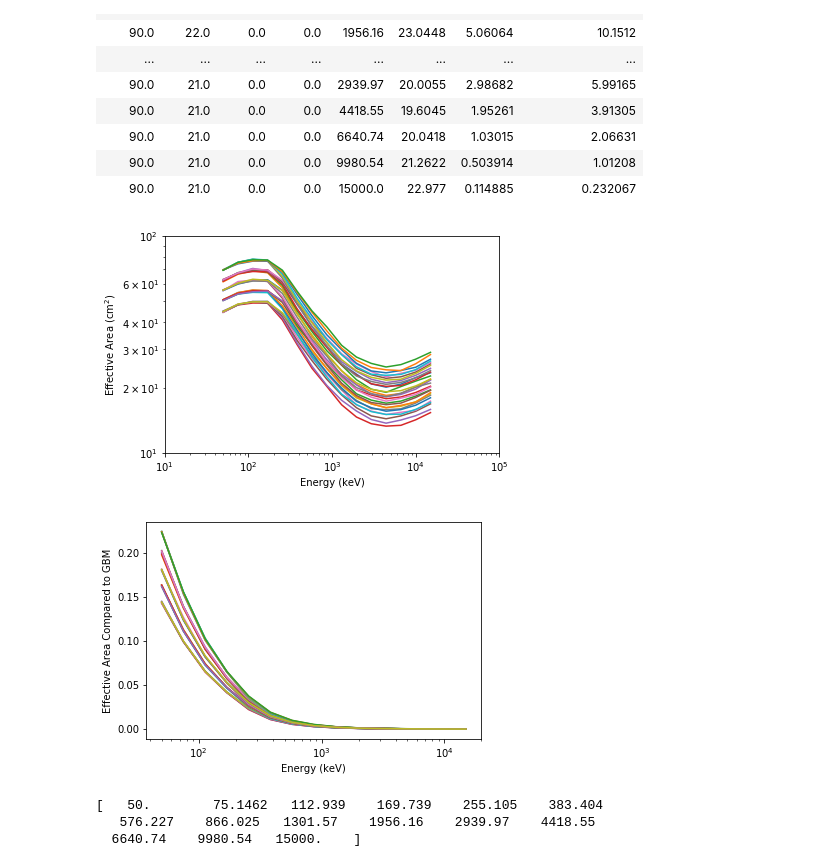
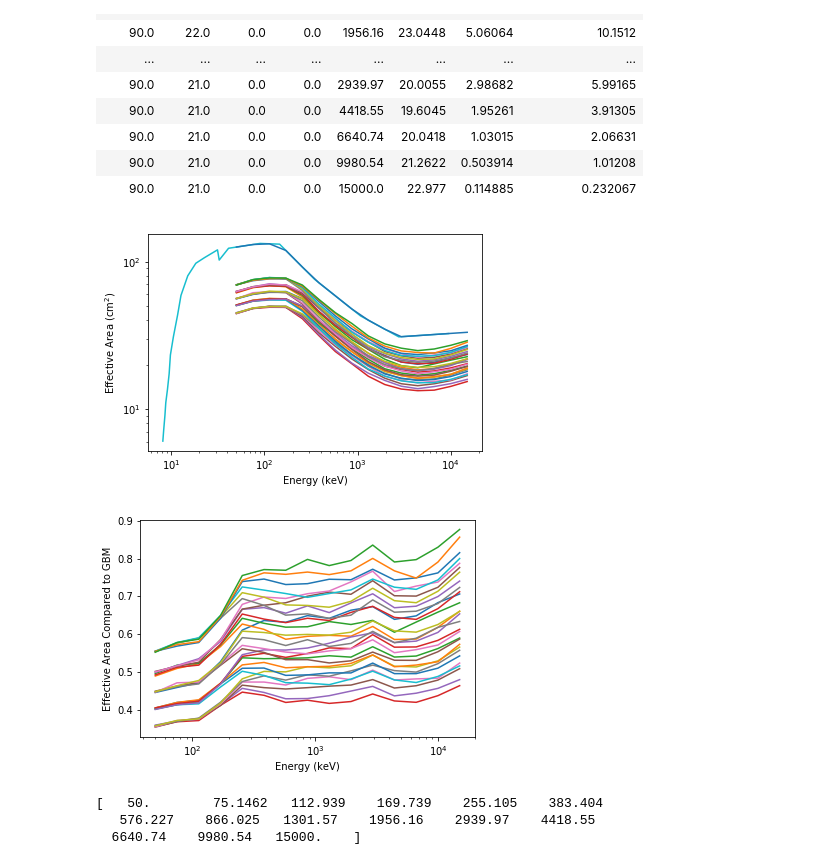
Before and after one commit to BurstCube/Users, a Jupyter notebook: ajoens/BurstCube_GRB_rates_copy.ipynb, the cells around one changed output. Saved outputs shown, nothing was run; the diff lists cells and outputs as text; code cells hidden in the pictures.

```diff
--- a/ajoens/BurstCube_GRB_rates_copy.ipynb
+++ b/ajoens/BurstCube_GRB_rates_copy.ipynb
@@ -33,7 +33,7 @@ def getGBMdata(gbmfile=None):
 
     gbmfile = path.expandvars(gbmfile)
 
-    return np.genfromtxt(gbmfile,skip_header=6,names=('energy', 'aeff'))
+    return np.genfromtxt(gbmfile,skip_header=2,names=('energy', 'aeff'))
 # %%
 ## bit of useful code for interpolating in log space
 def loginterpol(x,y,x1):
@@ -66,7 +66,7 @@ def random_sky(n=1):
     return ra,dec
 # %%
 ## read in the GBM Aeff
-aeff_gbm = getGBMdata('/home/alyson/nasa/Simulation/GEANT3/effarea_vs_e-15deg.dat')
+aeff_gbm = getGBMdata('/home/alyson/NASA/Simulation/BurstCube/Users/ajoens/gbm_effective_area.dat')
 ## On line 4 and 5 of the file the titles do not fill the full 7 columns the program is searching for and therefore, we are getting an error
 ## I am going to try skipping 6 lines rather than skipping two in order to remove the full header. This worked
 print(aeff_gbm) # this is just a test to see what we are getting when we get the GBM data
@@ -140,7 +134,7 @@ plot.show()
 [figure]
 # %%
 ## read in BurstCube Aeff for various BC configurations
-file='/home/alyson/nasa/Simulation/BurstCube/Users/jracusin/BC_eff_area_curves.ecsv'
+file='/home/alyson/NASA/Simulation/BurstCube/Users/jracusin/BC_eff_area_curves.ecsv'
 aeffs=ascii.read(file,format='ecsv')
 aeffs
 # %% [output]
@@ -166,27 +160,27 @@ Table length=450
 # %%
 ## grab short GRBs with peak spectral info & plot all of the Aeff curves
 s=np.where((gbm['T90'] <= 2.) & (gbm['PFLX_BEST_FITTING_MODEL'] != ' '))[0]
 eng=aeffs['keV']
 engdiff=eng[1:]-eng[0:-1]
 w=np.where(engdiff<0)[0]
 nsims=len(w)
 w=np.append(-1,w)#,len(eng))
 for i in range(nsims):
     plot.plot(aeffs['keV'][w[i]+1:w[i+1]+1],aeffs['aeff'][w[i]+1:w[i+1]+1])
 plot.xscale('log')
 plot.yscale('log')
 plot.xlabel('Energy (keV)')
 plot.ylabel(r'Effective Area (cm$^2$)')
 plot.plot(aeff_gbm['energy'],aeff_gbm['aeff'])
 i=0
 gbmae=loginterpol(aeff_gbm['energy'],aeff_gbm['aeff'],eng[w[i]+1:w[i+1]+1])
 plot.plot(eng[w[i]+1:w[i+1]+1],gbmae)
-plot.xlim([10,100000])
-plot.ylim([10,100])
+#plot.xlim([10,100000])
+#plot.ylim([10,100])
 plot.show()
 ## This plot looks different than what Judy's notebook created. Possibly I am using the wrong data file
 # %% [output]
-[figure, old version]
+[figure, new version]
 # %%
 ## plot ratio of BC Aeff to GBM Aeff
 for i in range(nsims):
@@ -197,5 +191,5 @@ plot.xlabel('Energy (keV)')
 plot.ylabel(r'Effective Area Compared to GBM')
 plot.show()
 # %% [output]
-[figure, old version]
+[figure, new version]
 # %%
```
Also changed, not shown: parts of 5 cells of this notebook, 2 other files.
